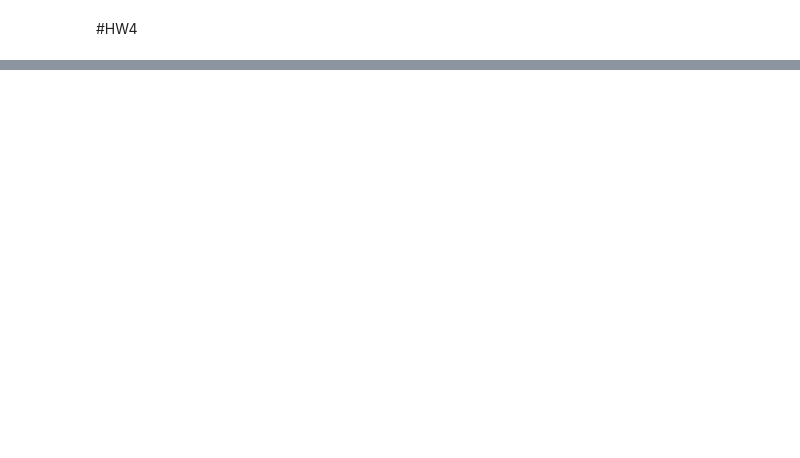
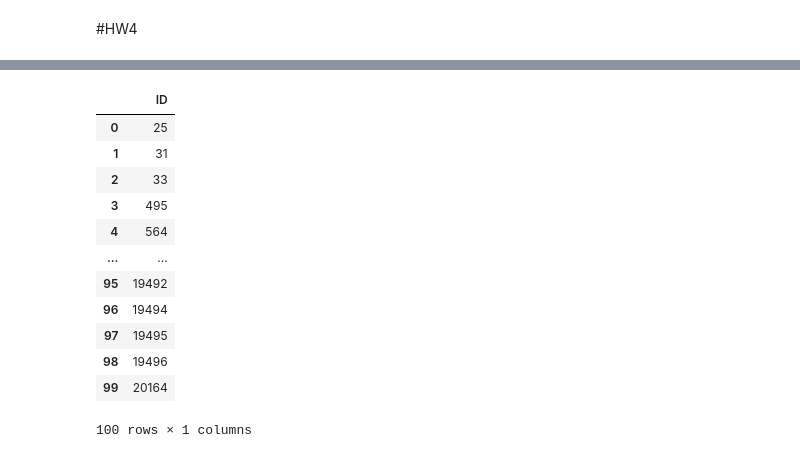
Before and after one commit to SasiwimonV/bsc_dpdm22, a Jupyter notebook: [dataprep2]_GIS_point_of_interest_data.ipynb, the cells around one changed output, grey strips where cells are left out. Drawn from its saved outputs; the diff is of its cells as text; code cells hidden in the pictures; blank space fills up the shorter version.

```diff
--- a/[dataprep2]_GIS_point_of_interest_data.ipynb
+++ b/[dataprep2]_GIS_point_of_interest_data.ipynb
@@ -155,2 +163,6 @@ geopy.distance.geodesic(loc1,loc2).m
 # %% [markdown]
 #HW4
+# %%
+h = home['post_id'] #100 ID
+list_h = h.tolist()
+list_h
@@ -156,0 +187,4 @@ geopy.distance.geodesic(loc1,loc2).m
+# %%
+int_h = ([int(x) for x in list_h])
+str_h = ([str(x) for x in int_h])
+str_h
@@ -156,0 +209,4 @@ geopy.distance.geodesic(loc1,loc2).m
+# %%
+j = list() #find only id in json
+for t in this_json: # t = id
+  j.append(t)
@@ -156,0 +233,7 @@ geopy.distance.geodesic(loc1,loc2).m
+# %%
+id = []
+for number in j:
+  if number in str_h:
+    if number not in id:
+      id.append(number)
+print(id)
@@ -156,0 +405,18 @@ geopy.distance.geodesic(loc1,loc2).m
+# %%
+df = pd.DataFrame()
+df['ID'] = id
+df
+# %% [output]
+|  | ID |
+| 0 | 25 |
+| 1 | 31 |
+| 2 | 33 |
+| 3 | 495 |
+| 4 | 564 |
+| ... | ... |
+| 95 | 19492 |
+| 96 | 19494 |
+| 97 | 19495 |
+| 98 | 19496 |
+| 99 | 20164 |
+100 rows × 1 columns
```
Also changed, not shown: parts of 23 cells of this notebook.
